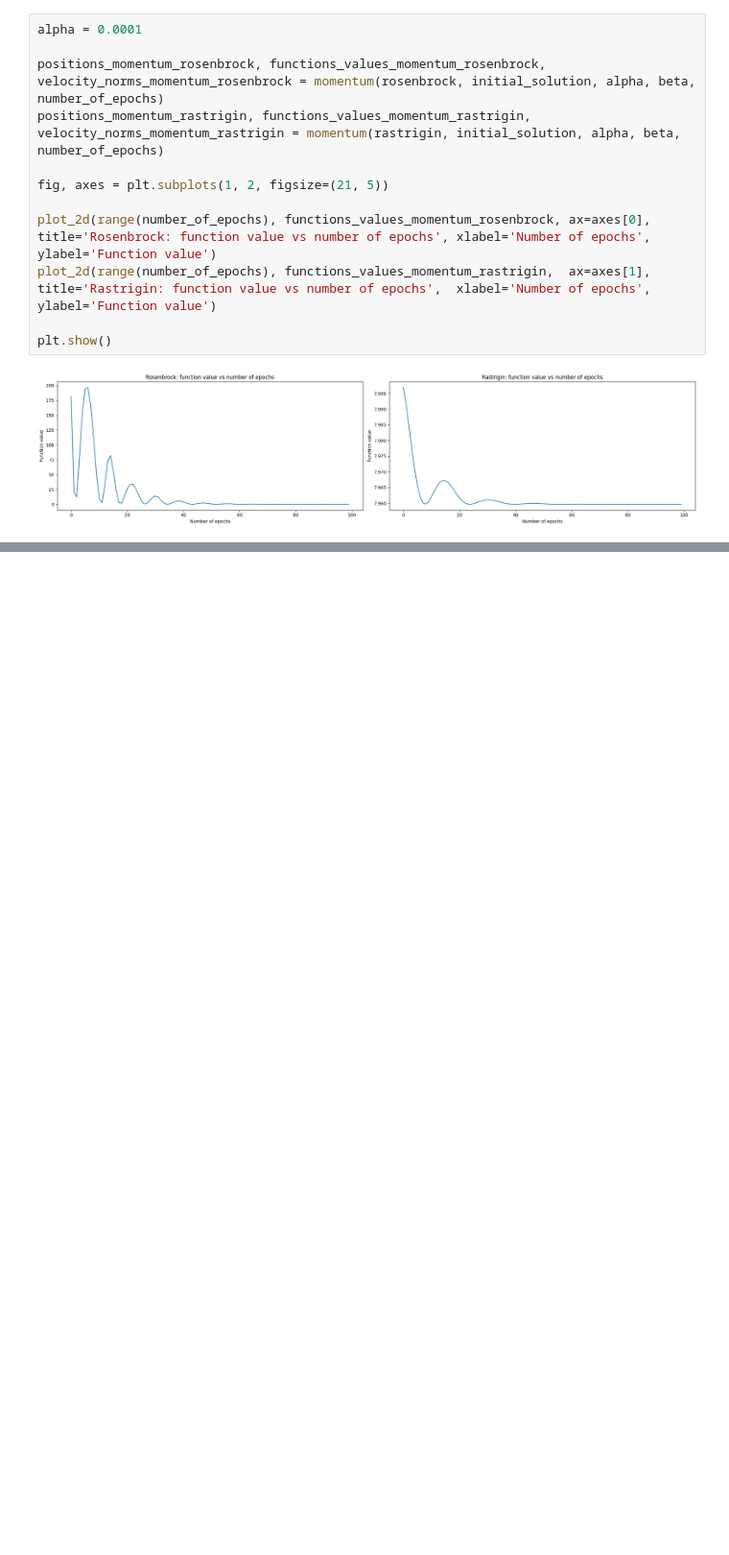
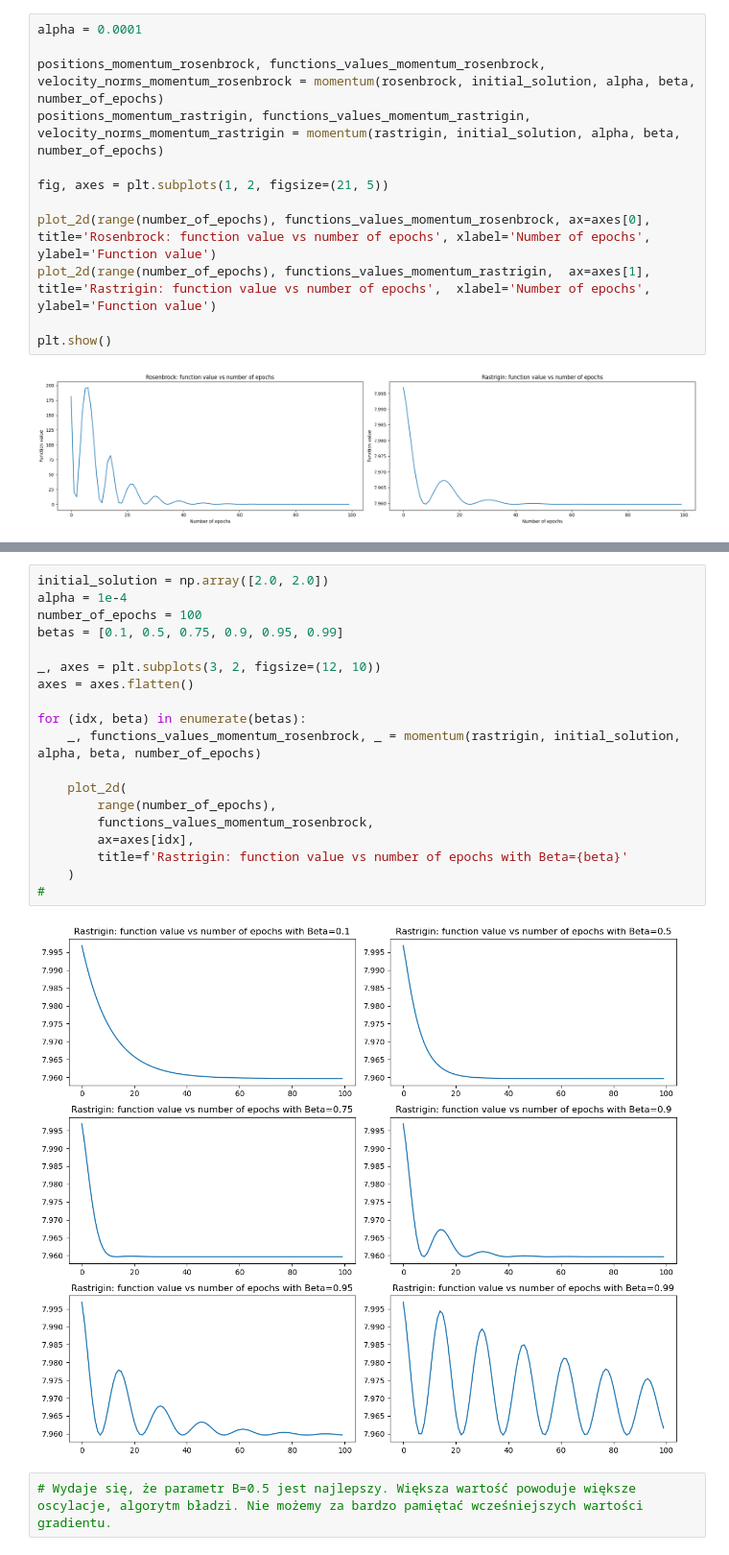
Before and after one commit to pawlowiczf/Stochastic-Methods-in-Machine-Learning, a Jupyter notebook: 02-adagrad/lab.ipynb, the cells around one changed output, grey strips where cells are left out. Shown at 96% size. Cells and saved outputs as stored; diff of their text form; blank space fills up the shorter version.

```diff
--- a/02-adagrad/lab.ipynb
+++ b/02-adagrad/lab.ipynb
@@ -301 +312,24 @@ plt.show()
+# %%
+initial_solution = np.array([2.0, 2.0])
+alpha = 1e-4
+number_of_epochs = 100
+betas = [0.1, 0.5, 0.75, 0.9, 0.95, 0.99]
+
+_, axes = plt.subplots(3, 2, figsize=(12, 10))
+axes = axes.flatten()
+
+for (idx, beta) in enumerate(betas):
+    _, functions_values_momentum_rosenbrock, _ = momentum(rastrigin, initial_solution, alpha, beta, number_of_epochs)
+
+    plot_2d(
+        range(number_of_epochs),
+        functions_values_momentum_rosenbrock,
+        ax=axes[idx],
+        title=f'Rastrigin: function value vs number of epochs with Beta={beta}'
+    )
+#
+# %% [output]
+[figure, added]
+# %%
+# Wydaje się, że parametr B=0.5 jest najlepszy. Większa wartość powoduje większe oscylacje, algorytm bładzi. Nie możemy za bardzo pamiętać wcześniejszych wartości gradientu.
 # %% [markdown]
```
Also changed, not shown: parts of 12 cells of this notebook, 1 other file.
